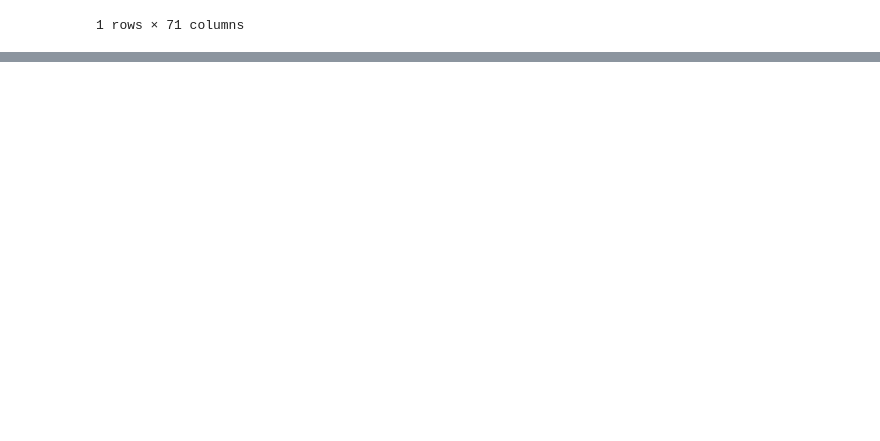
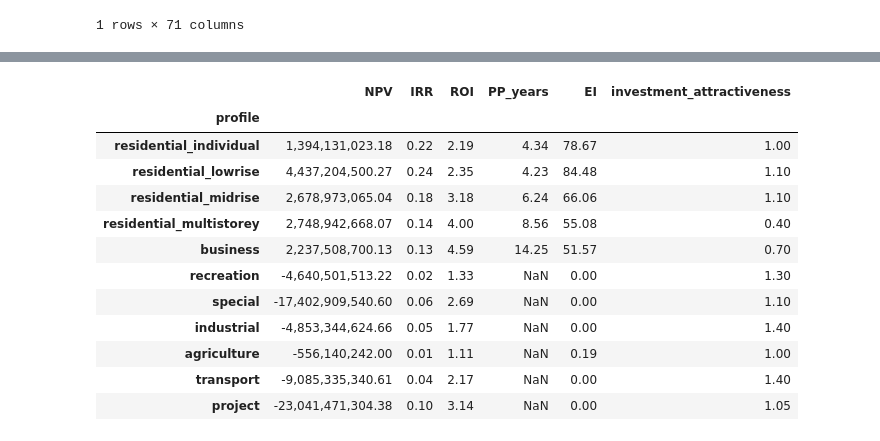
Before and after one commit to Mvin8/Urbanomy, a Jupyter notebook: examples/F3_project.ipynb, the cells around one changed output, grey strips where cells are left out. Saved outputs shown, nothing was run; the diff lists cells and outputs as text; code cells hidden in the pictures; blank space fills up the shorter version.

```diff
--- a/examples/F3_project.ipynb
+++ b/examples/F3_project.ipynb
@@ -431,0 +660,30 @@ economic_params
+# %%
+# 1) Один полигон
+spatial_gdf["Площадь территории"] = spatial_gdf.geometry.area
+
+spatial_enriched, spatial_summary = compute_metrics_with_project(
+    spatial_gdf,
+    benchmarks=benchmarks_demo,
+    area_col="Площадь территории",
+    discount_rate=0.12,
+    ip_type_col="ip_type",        # здесь у вас, видимо, не нужно
+    ip_value_col="ip_value"       # и здесь
+)
+
+# <<< spatial_summary будет ровно вашим прежним summary_df >>>
+
+# 2) Несколько зон
+zones_gdf["Площадь территории"] = zones_gdf.geometry.area
+
+zones_enriched, zones_summary = compute_metrics_with_project(
+    zones_gdf,
+    benchmarks=benchmarks_demo,
+    area_col="Площадь территории",
+    discount_rate=0.12,
+    ip_type_col="ip_type",
+    ip_value_col="ip_value"
+)
+
+# <<< zones_summary теперь содержит:
+#     – строки по каждому профилю (как раньше),
+#     – а внизу строку "project" с итоговыми NPV/IRR/ROI/PP/EI >>>
@@ -432,3 +705,19 @@ economic_params
+# %%
+zones_summary
+# %% [output]
+|  | NPV | IRR | ROI | PP_years | EI | investment_attractiveness |
+| profile |  |  |  |  |  |  |
+| residential_individual | 1,394,131,023.18 | 0.22 | 2.19 | 4.34 | 78.67 | 1.00 |
+| residential_lowrise | 4,437,204,500.27 | 0.24 | 2.35 | 4.23 | 84.48 | 1.10 |
+| residential_midrise | 2,678,973,065.04 | 0.18 | 3.18 | 6.24 | 66.06 | 1.10 |
+| residential_multistorey | 2,748,942,668.07 | 0.14 | 4.00 | 8.56 | 55.08 | 0.40 |
+| business | 2,237,508,700.13 | 0.13 | 4.59 | 14.25 | 51.57 | 0.70 |
+| recreation | -4,640,501,513.22 | 0.02 | 1.33 | NaN | 0.00 | 1.30 |
+| special | -17,402,909,540.60 | 0.06 | 2.69 | NaN | 0.00 | 1.10 |
+| industrial | -4,853,344,624.66 | 0.05 | 1.77 | NaN | 0.00 | 1.40 |
+| agriculture | -556,140,242.00 | 0.01 | 1.11 | NaN | 0.19 | 1.00 |
+| transport | -9,085,335,340.61 | 0.04 | 2.17 | NaN | 0.00 | 1.40 |
+| project | -23,041,471,304.38 | 0.10 | 3.14 | NaN | 0.00 | 1.05 |
 # %%
 # ---------------------------------------------------------------------------
 # 1.  Synthesizer: spatial ИП  +  economics  →  combined attractiveness
```
Also changed, not shown: parts of 10 cells of this notebook.
